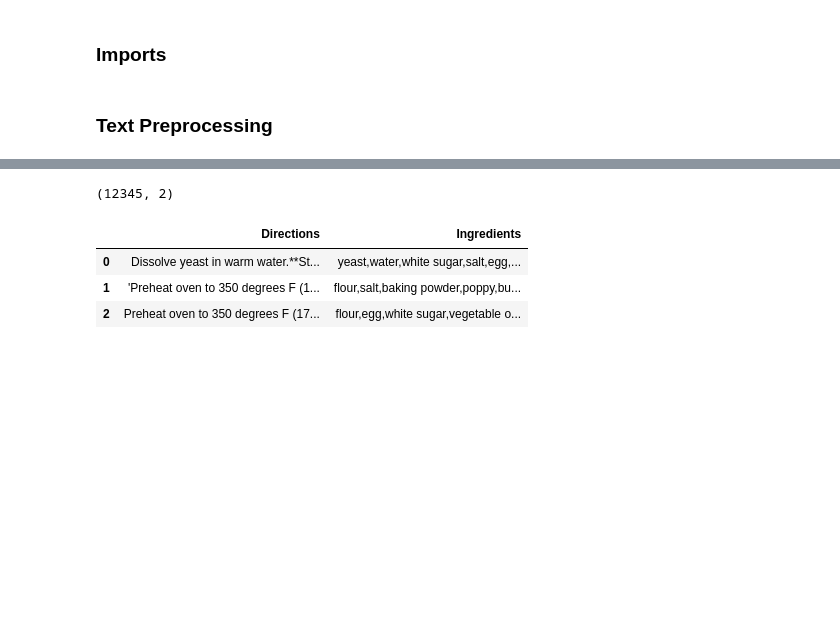
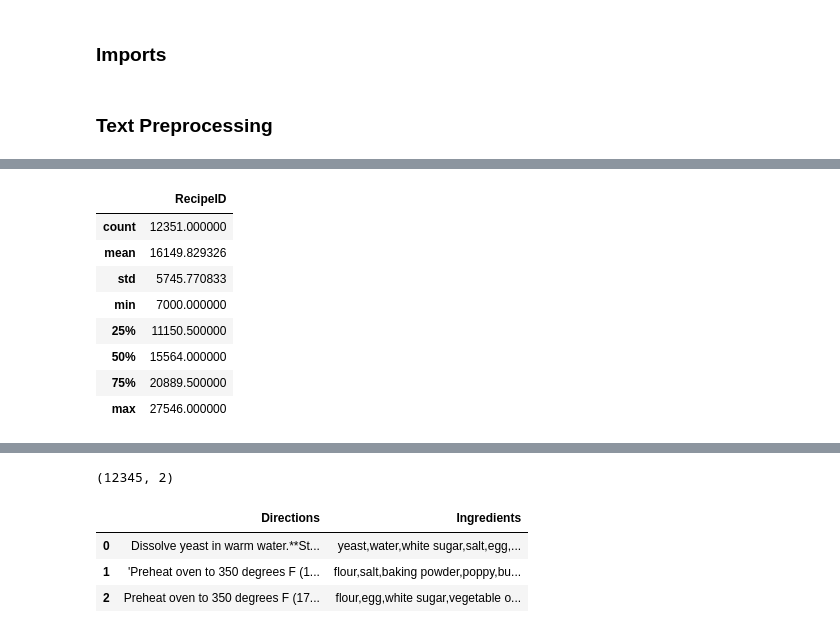
Before and after one commit to sofiaElenaHopartean/NLP_recipes, a Jupyter notebook: recipes_tf.ipynb, the cells around one changed output, grey strips where cells are left out. Saved outputs shown, nothing was run; the diff lists cells and outputs as text; code cells hidden in the pictures; blank space fills up the shorter version.

```diff
--- a/recipes_tf.ipynb
+++ b/recipes_tf.ipynb
@@ -59,3 +59,15 @@ recipes_df.head(3)
 | 0 | Golden Crescent Rolls Recipe | 304 | https://images.media-allrecipes.c... | Mike A. | 25 m | 15 m | 3 h 10 m | yeast,water,white sugar,salt,egg,... | ... |
 | 1 | Poppy Seed Bread with Glaze Recipe | 137 | https://images.media-allrecipes.c... | Christina Jun | 15 m | 1 h | 1 h 20 m | flour,salt,baking powder,poppy,bu... | ... |
 | 2 | Applesauce Bread I Recipe | 124 | https://images.media-allrecipes.c... | GAF55 | 10 m | 1 h 20 m | 1 h 30 m | flour,egg,white sugar,vegetable o... | ... |
+# %%
+recipes_df.describe()
+# %% [output]
+|  | RecipeID |
+| count | 12351.000000 |
+| mean | 16149.829326 |
+| std | 5745.770833 |
+| min | 7000.000000 |
+| 25% | 11150.500000 |
+| 50% | 15564.000000 |
+| 75% | 20889.500000 |
+| max | 27546.000000 |
```
Also changed, not shown: parts of 7 cells of this notebook.
